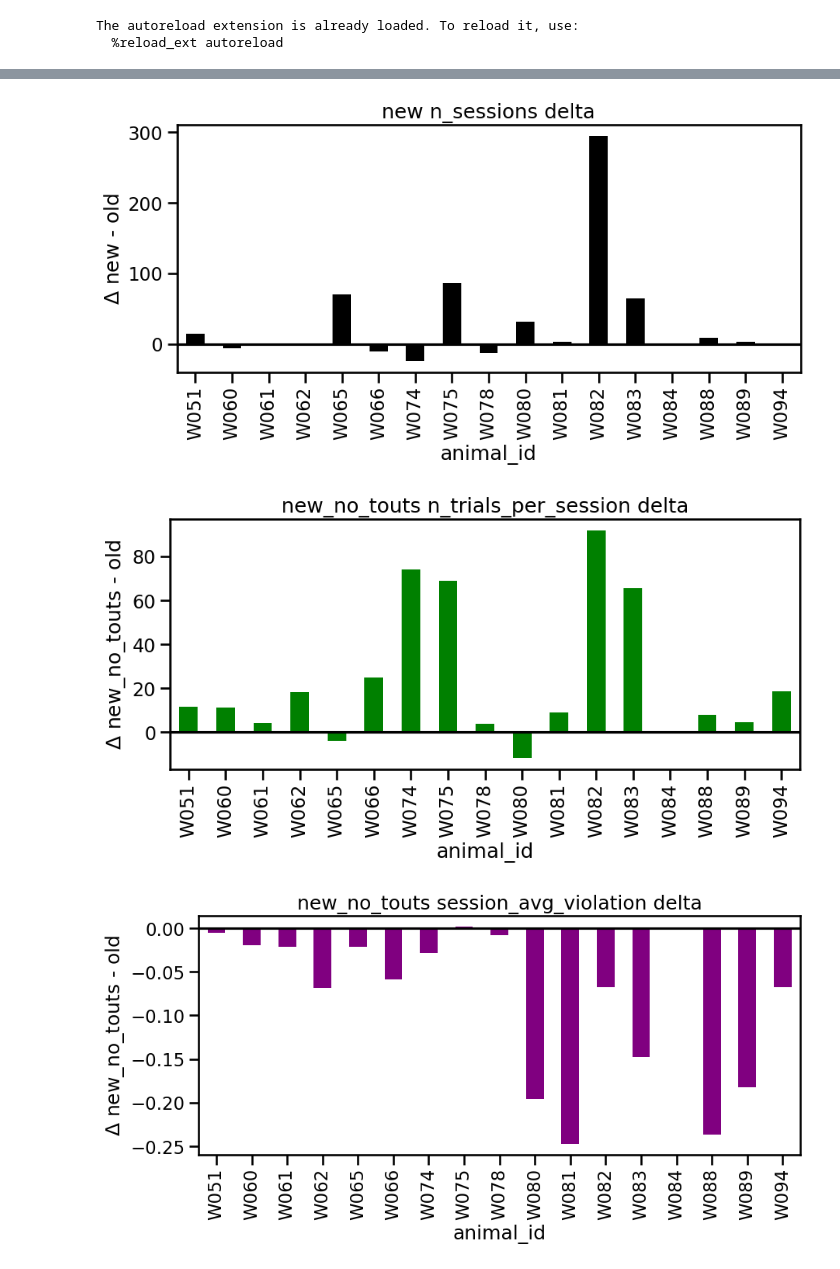
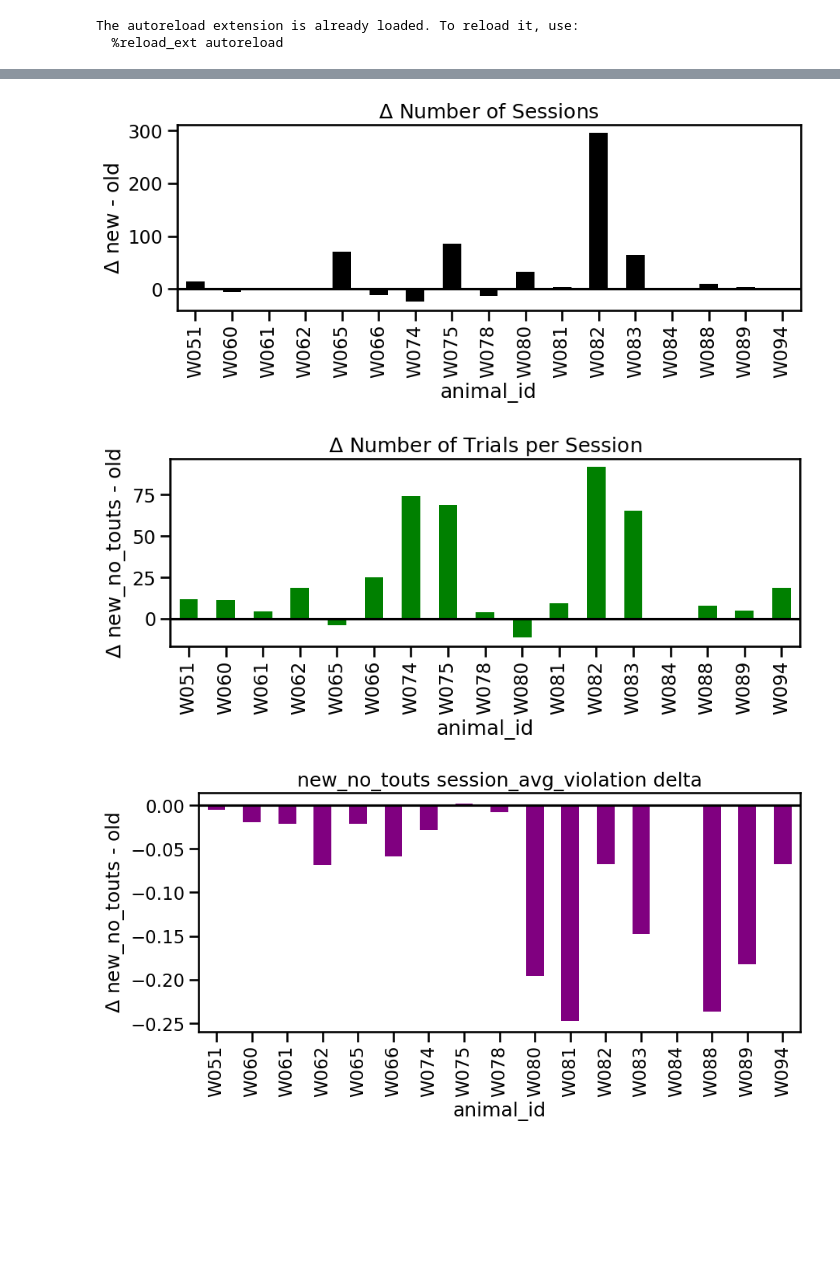
Before and after one commit to jess-breda/violations-multinomial, a Jupyter notebook: notebooks/2024_01_31_dataset_alignment.ipynb, the cells around one changed output, grey strips where cells are left out. Cells and saved outputs as stored; diff of their text form; code cells hidden in the pictures; blank space fills up the shorter version.

```diff
--- a/notebooks/2024_01_31_dataset_alignment.ipynb
+++ b/notebooks/2024_01_31_dataset_alignment.ipynb
@@ -54,15 +54,21 @@ figure saved for W094
 # %%
 summary = PostAlignmentVisualizer(ANIMAL_IDS)
 # %%
-dd = summary.compute_and_plot_delta("new", "old", "n_sessions", color="black")
+dd = summary.compute_and_plot_delta(
+    "new", "old", "n_sessions", color="black", title="$\Delta$ Number of Sessions"
+)
 # %% [output]
-[figure, old version]
+[figure, new version]
 # %%
 dd = summary.compute_and_plot_delta(
-    "new_no_touts", "old", "n_trials_per_session", color="green"
+    "new_no_touts",
+    "old",
+    "n_trials_per_session",
+    color="green",
+    title="$\Delta$ Number of Trials per Session",
 )
 # %% [output]
-[figure, old version]
+[figure, new version]
 # %%
 dd = summary.compute_and_plot_delta(
     "new_no_touts", "old", "session_avg_violation", color="purple"
```
Also changed, not shown: parts of 2 cells of this notebook, 4 other files.
